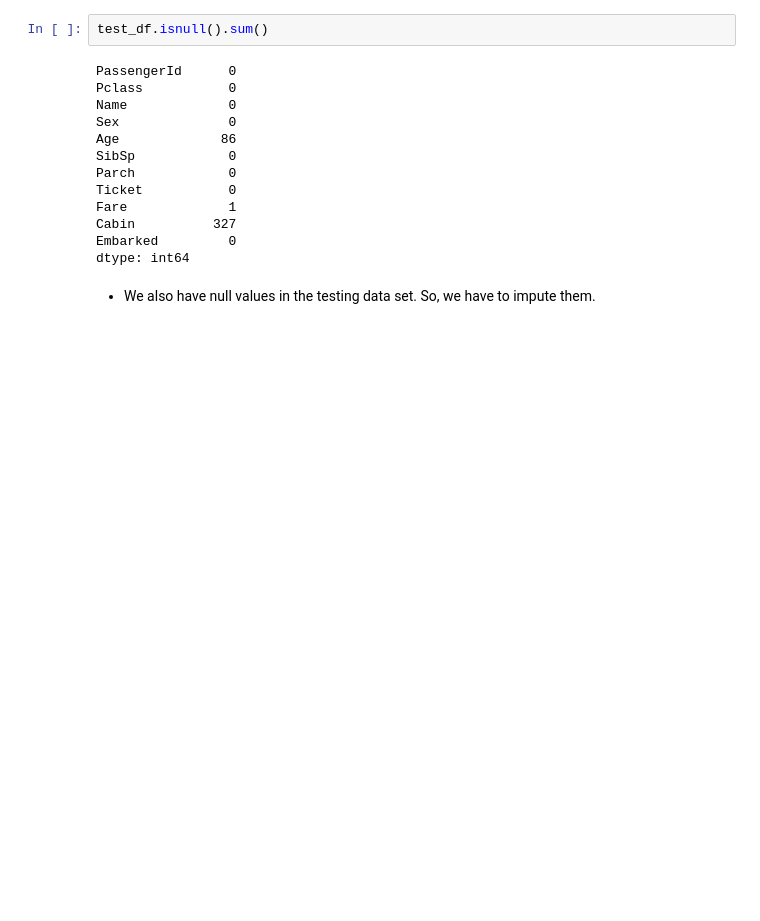
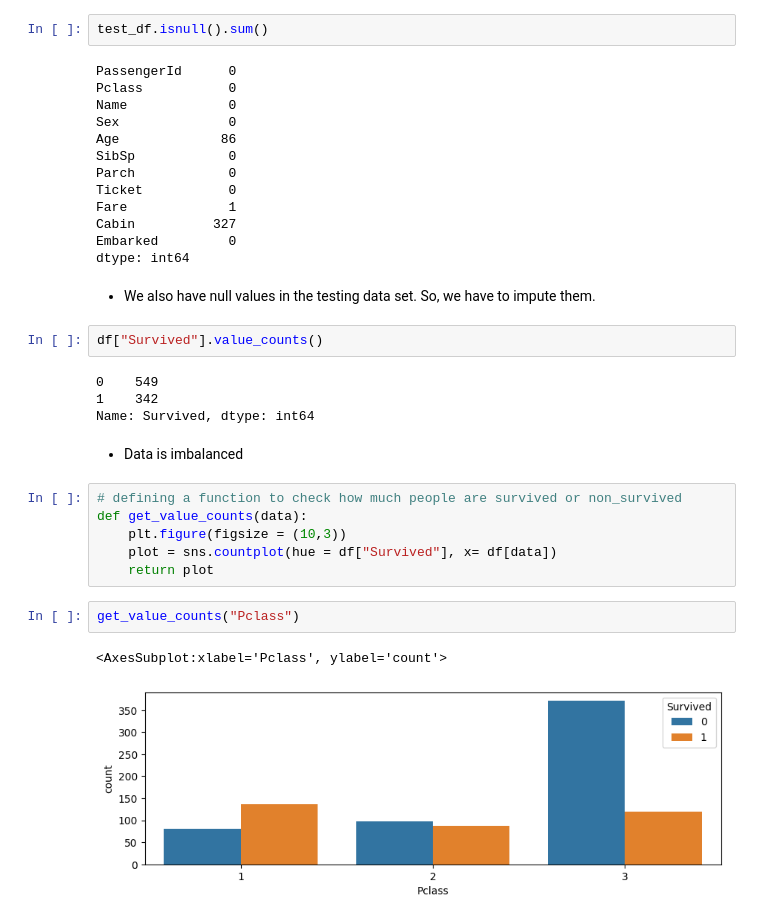
Before and after one commit to ortizfram/Case-study-of-Titanic, a Jupyter notebook: case-study.ipynb, the cells around one changed output. Saved outputs shown, nothing was run; the diff lists cells and outputs as text; blank space fills up the shorter version.

Commit message:
ploting survived or not ,  and by sex, and class

```diff
--- a/case-study.ipynb
+++ b/case-study.ipynb
@@ -122,3 +122,22 @@ Embarked         0
 dtype: int64
 # %% [markdown]
 - We also have null values in the testing data set. So, we have to impute them.
+# %%
+df["Survived"].value_counts()
+# %% [output]
+0    549
+1    342
+Name: Survived, dtype: int64
+# %% [markdown]
+- Data is imbalanced
+# %%
+# defining a function to check how much people are survived or non_survived
+def get_value_counts(data):
+    plt.figure(figsize = (10,3))
+    plot = sns.countplot(hue = df["Survived"], x= df[data])
+    return plot
+# %%
+get_value_counts("Pclass")
+# %% [output]
+<AxesSubplot:xlabel='Pclass', ylabel='count'>
+[figure, added]
```
Also changed, not shown: parts of 4 cells of this notebook.
